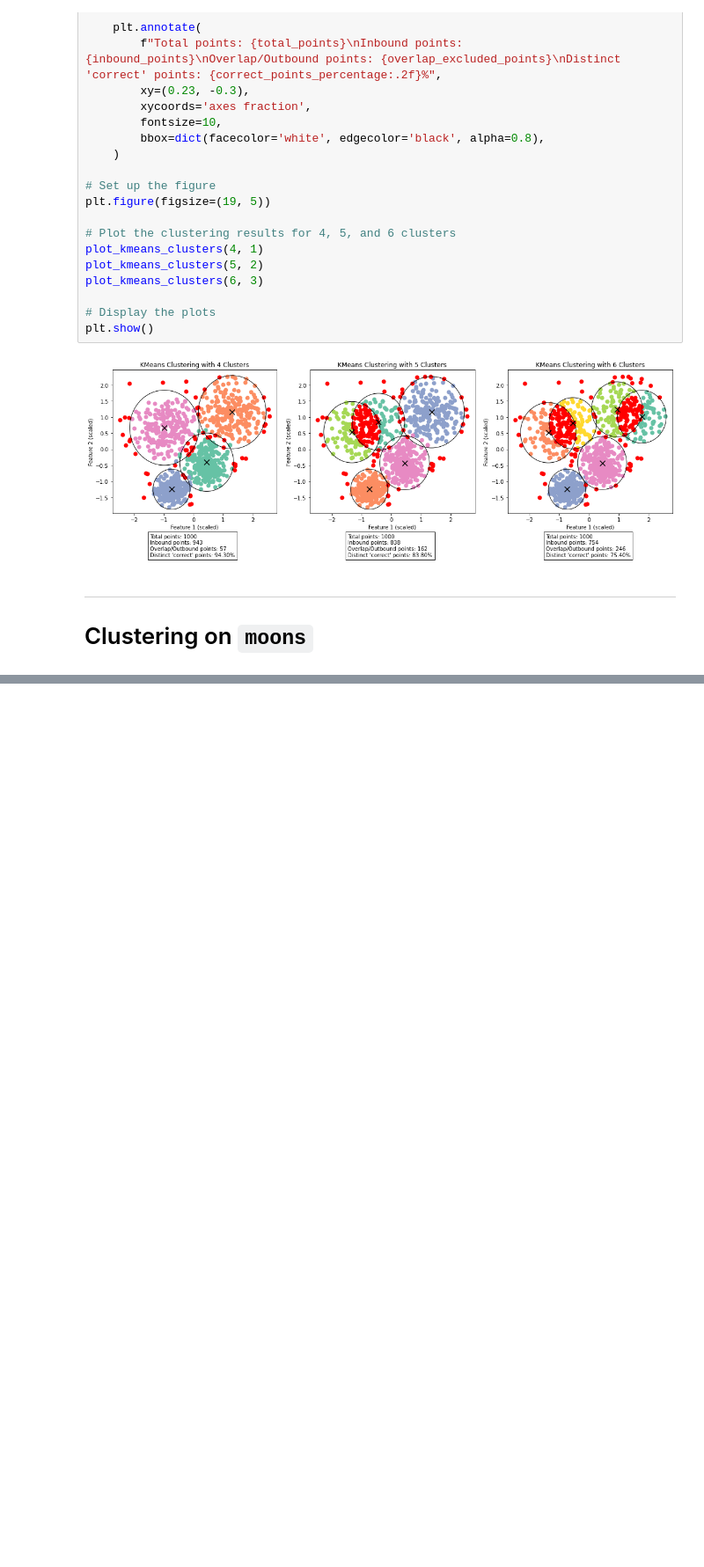
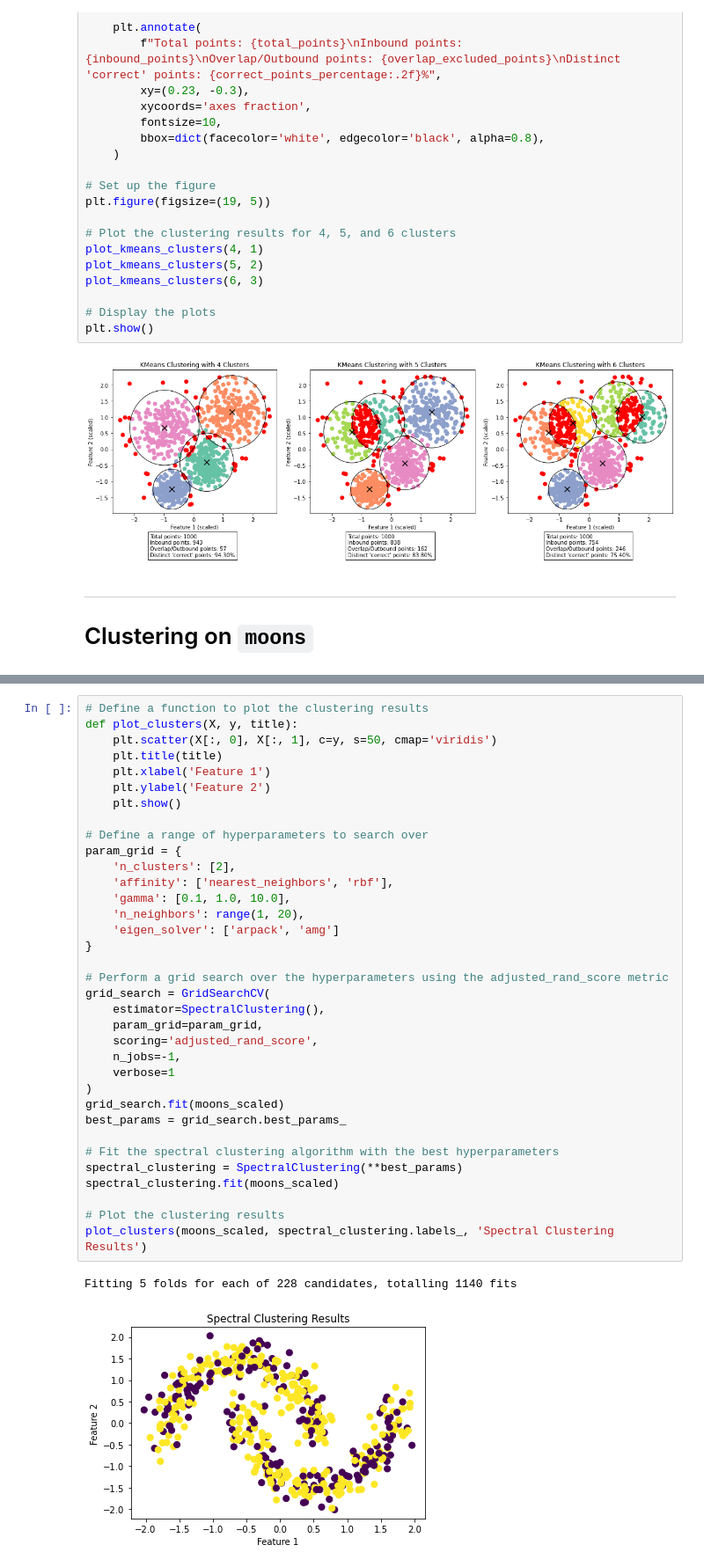
Before and after one commit to lukegge/MachineLearningCourse, a Jupyter notebook: assignment_2.ipynb, the cells around one changed output, grey strips where cells are left out. Shown at 88% size. Drawn from its saved outputs; the diff is of its cells as text; blank space fills up the shorter version.

```diff
--- a/assignment_2.ipynb
+++ b/assignment_2.ipynb
@@ -340,0 +310,38 @@ plt.show()
+# %%
+# Define a function to plot the clustering results
+def plot_clusters(X, y, title):
+    plt.scatter(X[:, 0], X[:, 1], c=y, s=50, cmap='viridis')
+    plt.title(title)
+    plt.xlabel('Feature 1')
+    plt.ylabel('Feature 2')
+    plt.show()
+
+# Define a range of hyperparameters to search over
+param_grid = {
+    'n_clusters': [2],
+    'affinity': ['nearest_neighbors', 'rbf'],
+    'gamma': [0.1, 1.0, 10.0],
+    'n_neighbors': range(1, 20),
+    'eigen_solver': ['arpack', 'amg']
+}
+
+# Perform a grid search over the hyperparameters using the adjusted_rand_score metric
+grid_search = GridSearchCV(
+    estimator=SpectralClustering(),
+    param_grid=param_grid,
+    scoring='adjusted_rand_score',
+    n_jobs=-1,
+    verbose=1
+)
+grid_search.fit(moons_scaled)
+best_params = grid_search.best_params_
+
+# Fit the spectral clustering algorithm with the best hyperparameters
+spectral_clustering = SpectralClustering(**best_params)
+spectral_clustering.fit(moons_scaled)
+
+# Plot the clustering results
+plot_clusters(moons_scaled, spectral_clustering.labels_, 'Spectral Clustering Results')
+# %% [output]
+Fitting 5 folds for each of 228 candidates, totalling 1140 fits
+[figure, added]
```
Also changed, not shown: parts of 14 cells of this notebook.
